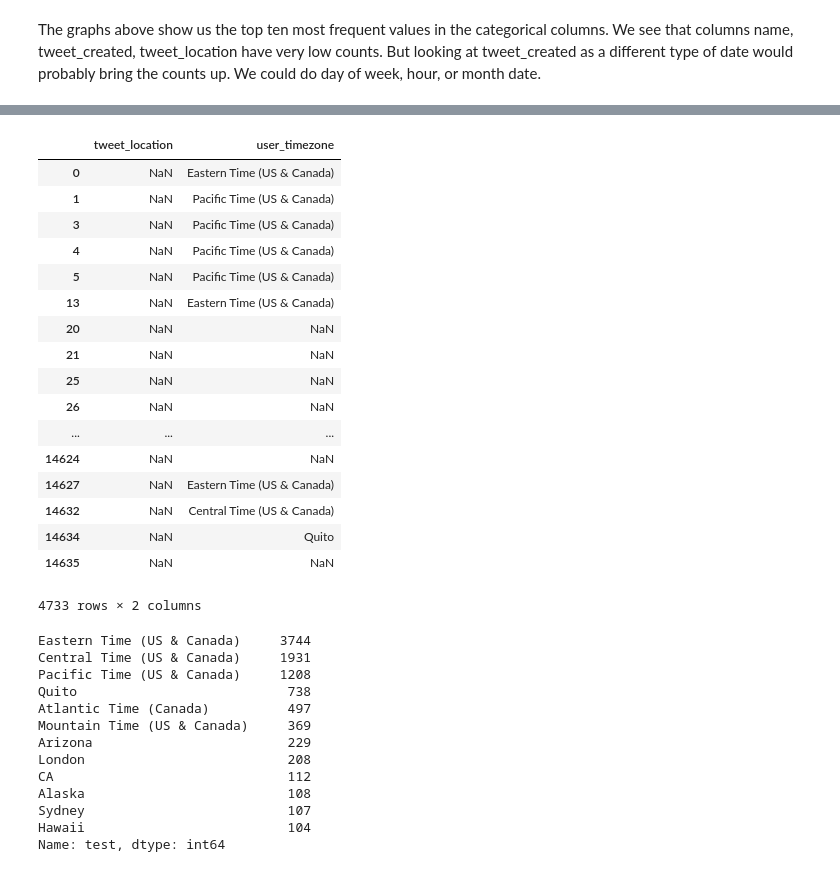
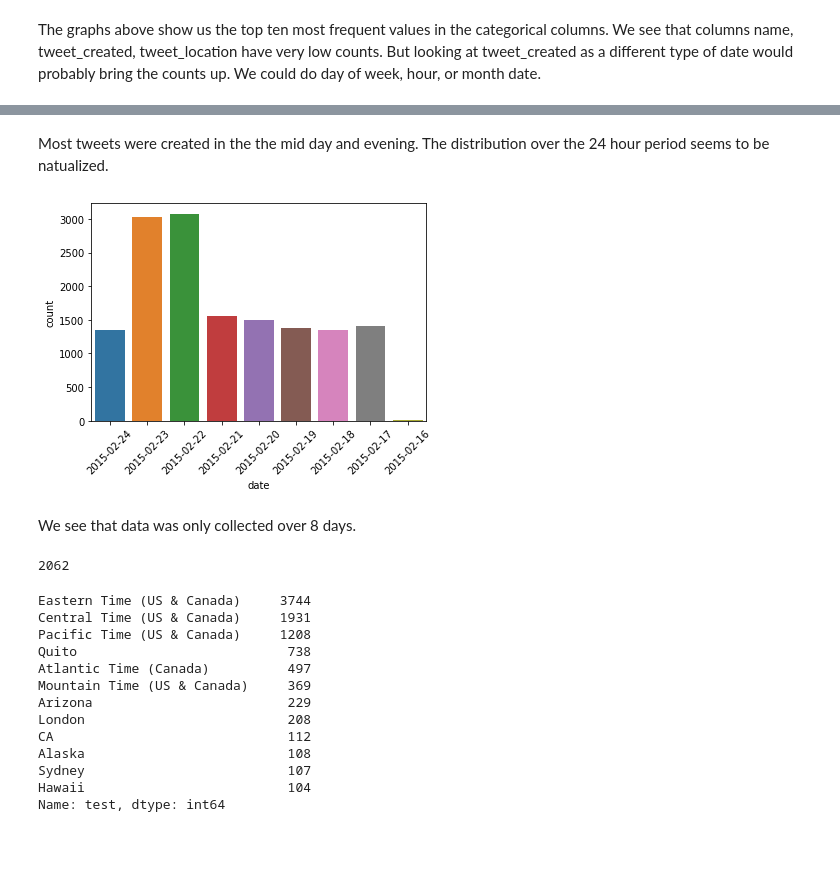
Before and after one commit to willjdew/Airline-Twitter-Sentiment, a Jupyter notebook: notebooks/Twitter_US_Airline_ Sentiment.ipynb, the cells around one changed output, grey strips where cells are left out. Saved outputs shown, nothing was run; the diff lists cells and outputs as text; code cells hidden in the pictures; blank space fills up the shorter version.

```diff
--- a/notebooks/Twitter_US_Airline_ Sentiment.ipynb
+++ b/notebooks/Twitter_US_Airline_ Sentiment.ipynb
@@ -138,24 +110,16 @@ Name: user_timezone, dtype: int64
+# %% [markdown]
+Most tweets were created in the the mid day and evening.  The distribution over the 24 hour period seems to be natualized.
+# %%
+chart = sns.countplot(x='date', data=df_1)
+chart.set_xticklabels(chart.get_xticklabels(), rotation=45);
+# %% [output]
+[figure, added]
+# %% [markdown]
+We see that data was only collected over 8 days.
 # %%
-df_1[['tweet_location', 'user_timezone']][df_1['tweet_location'].isnull()]
+df_1['user_timezone'][df_1['tweet_location'].isnull()].count()
 # %% [output]
-|  | tweet_location | user_timezone |
-| 0 | NaN | Eastern Time (US & Canada) |
-| 1 | NaN | Pacific Time (US & Canada) |
-| 3 | NaN | Pacific Time (US & Canada) |
-| 4 | NaN | Pacific Time (US & Canada) |
-| 5 | NaN | Pacific Time (US & Canada) |
-| 13 | NaN | Eastern Time (US & Canada) |
-| 20 | NaN | NaN |
-| 21 | NaN | NaN |
-| 25 | NaN | NaN |
-| 26 | NaN | NaN |
-| ... | ... | ... |
-| 14624 | NaN | NaN |
-| 14627 | NaN | Eastern Time (US & Canada) |
-| 14632 | NaN | Central Time (US & Canada) |
-| 14634 | NaN | Quito |
-| 14635 | NaN | NaN |
-4733 rows × 2 columns
+2062
 # %%
 us_time = {'Alaska': ['AK', 'ALASKA'],
            'Central Time (US & Canada)': ['AL', 'AR', 'IL', 'IA',
```
Also changed, not shown: parts of 10 cells of this notebook.
